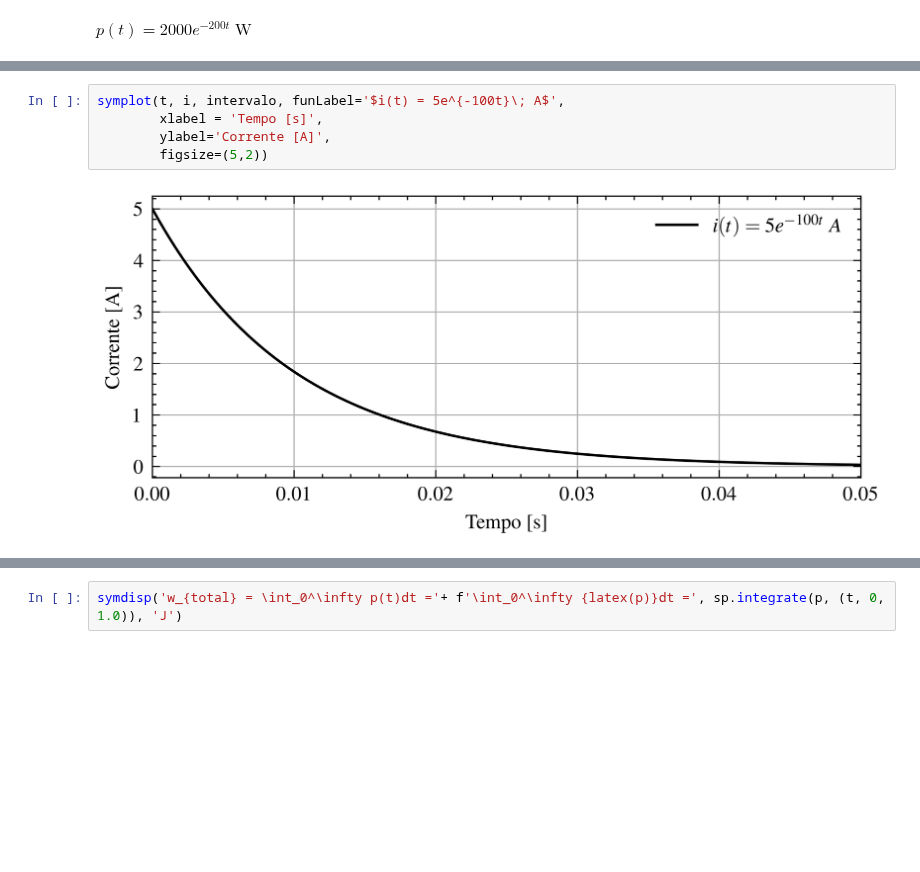
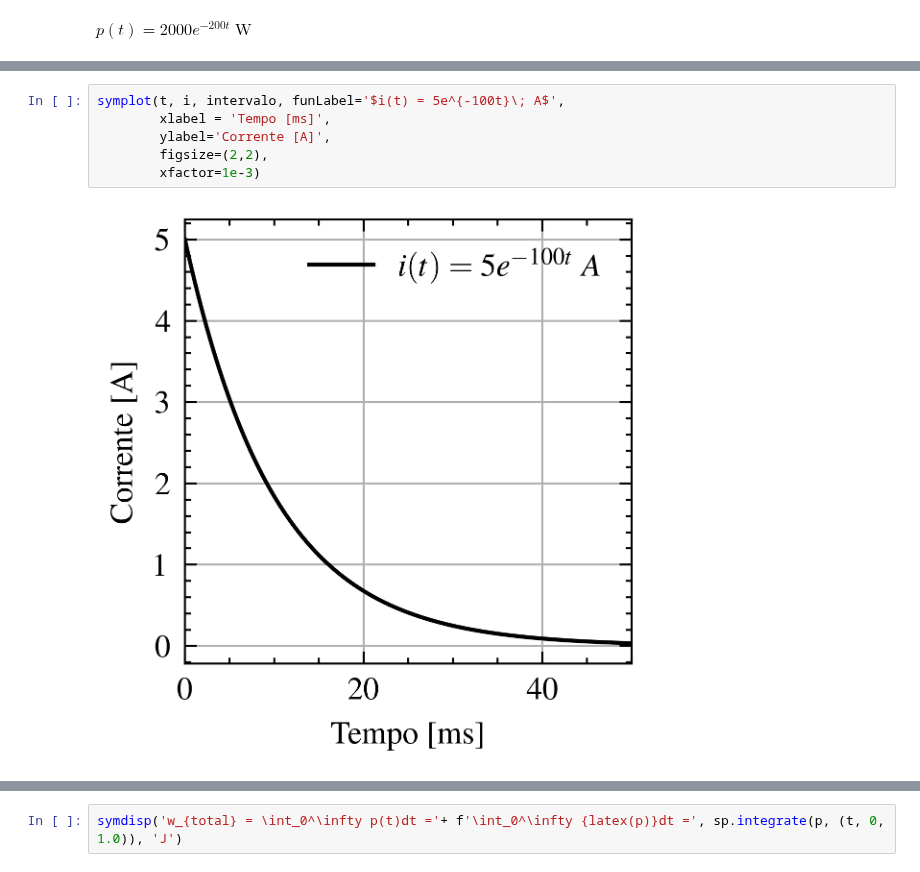
Before and after one commit to edsonportosilva/ElectricCircuits, a Jupyter notebook: Jupyter notebooks/Aulas/Aula 1.ipynb, the cells around one changed output, grey strips where cells are left out. Cells and saved outputs as stored; diff of their text form; blank space fills up the shorter version.

```diff
--- a/Jupyter notebooks/Aulas/Aula 1.ipynb
+++ b/Jupyter notebooks/Aulas/Aula 1.ipynb
@@ -43,8 +45,9 @@ symplot(t, v, intervalo, funLabel='$v(t) = 400e^{-100t}\; V$',
 # %%
 symplot(t, i, intervalo, funLabel='$i(t) = 5e^{-100t}\; A$',
-        xlabel = 'Tempo [s]',
+        xlabel = 'Tempo [ms]',
         ylabel='Corrente [A]',
-        figsize=(5,2))
+        figsize=(2,2),
+        xfactor=1e-3)
 # %% [output]
-[figure, old version]
+[figure, new version]
 # %%
```
Also changed, not shown: parts of 2 cells of this notebook.
